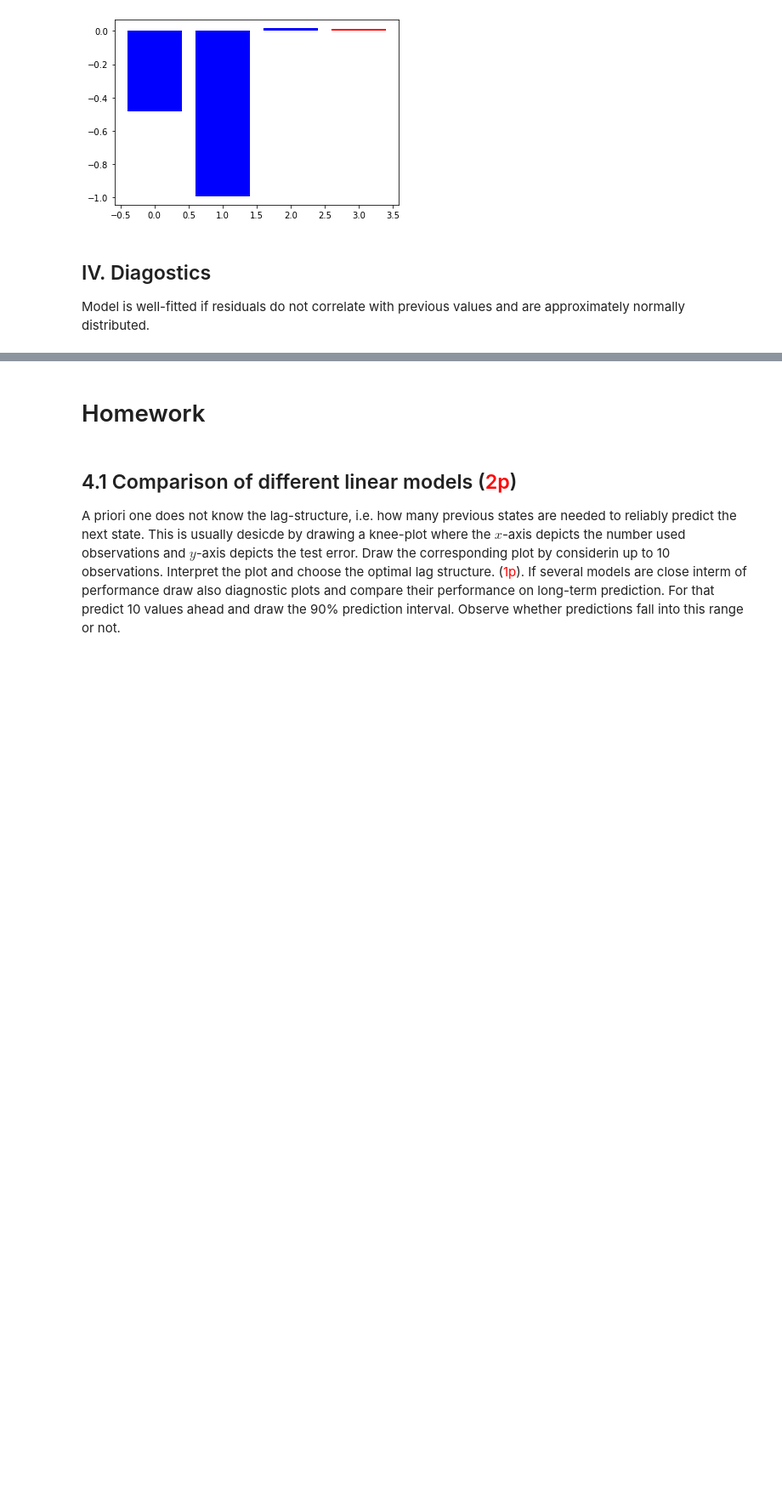
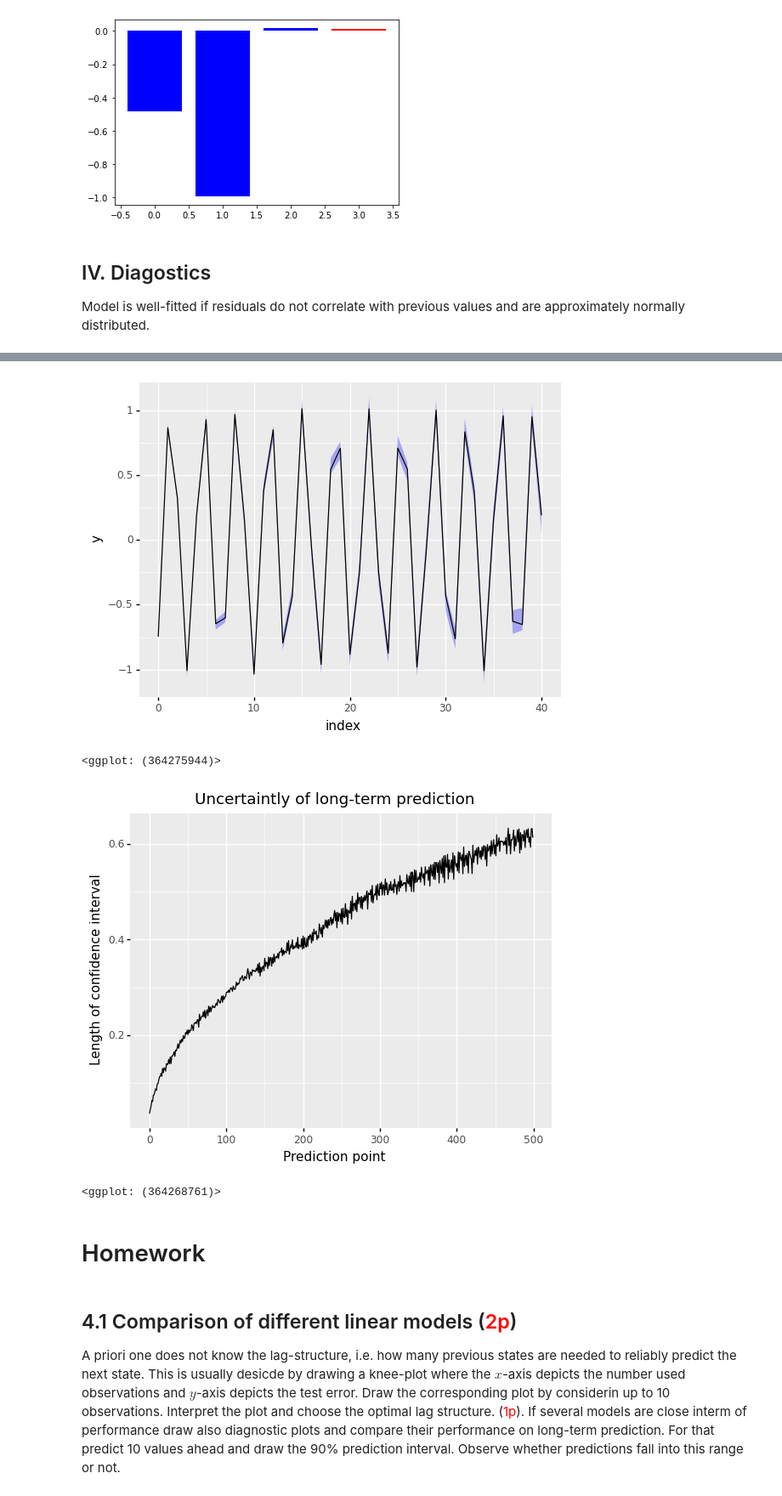
Before and after one commit to swenlaur/machine-learning-ii, a Jupyter notebook: practise-sessions/04/03_timeseries_as_markov_chains.ipynb, the cells around one changed output, grey strips where cells are left out. Shown at 85% size. Cells and saved outputs as stored; diff of their text form; code cells hidden in the pictures; blank space fills up the shorter version.

```diff
--- a/practise-sessions/04/03_timeseries_as_markov_chains.ipynb
+++ b/practise-sessions/04/03_timeseries_as_markov_chains.ipynb
@@ -144,3 +167,36 @@ display(p)
+# %%
+k = 500
+r = 1000
+LTP = np.full([k, r], fill_value=np.nan)
+
+for j in tnrange(r):
+    s = X.iloc[0]
+    for i in range(k):
+        yp = sum(w[:3] * s) + w[3] + norm.rvs(size=1, loc=0, scale=sigma)[0]
+        s = [yp, s[0], s[1]]
+        LTP[i,j] = yp
+
+sdf = (DataFrame(np.quantile(LTP, [0.025, 0.975], axis=1).T, columns=['y0', 'y1'])
+       .assign(y=df.loc[3:3+k-1,'x'].values)
+       .assign(diff=lambda df: df['y1']-df['y0'])
+       .reset_index())
+
+p = ggplot(sdf.loc[:40, :])
+p = p + geom_ribbon(aes(x='index', ymin='y0', ymax='y1'), fill='blue', alpha=0.3)
+p = p + geom_line(aes(x='index', y='y'))
+p + ggtitle('95% prediction intervals for single step predictions')
+display(p)
+
+p = ggplot(sdf)
+p = p + geom_line(aes(x='index', y='diff'))
+p = p + ylab('Length of confidence interval') + xlab('Prediction point')
+p = p + ggtitle('Uncertaintly of long-term prediction')
+display(p)
+# %% [output]
+[figure, added]
+<ggplot: (364275944)>
+[figure, added]
+<ggplot: (364268761)>
 # %% [markdown]
 # Homework
 # %% [markdown]
```
Also changed, not shown: parts of 9 cells of this notebook.
